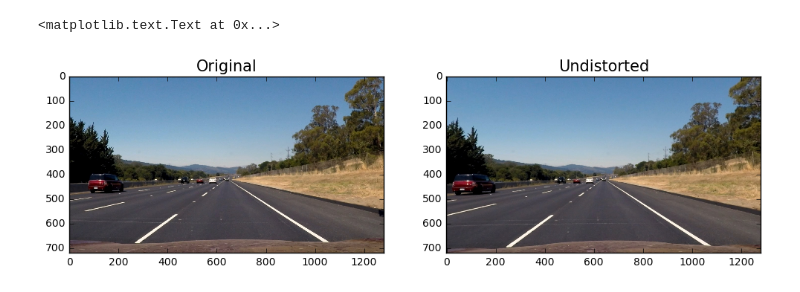
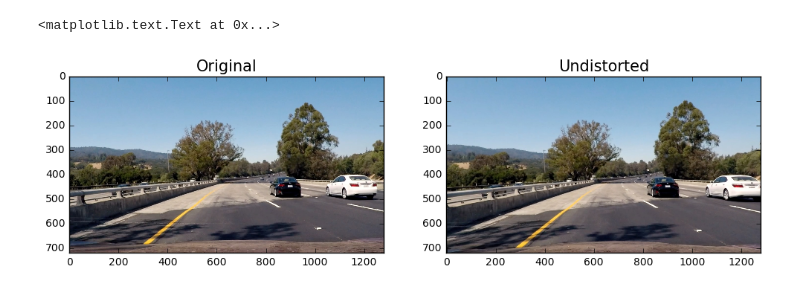
Before and after one commit to rohts-patil/CarND-Advanced-Lane-Lines, a Jupyter notebook: Untitled.ipynb, the cells around one changed output. Drawn from its saved outputs; the diff is of its cells as text; code cells hidden in the pictures.

```diff
--- a/Untitled.ipynb
+++ b/Untitled.ipynb
@@ -51,19 +51,19 @@ def undistort(image, mtx, dist):
     return image
 # %%
 mtx, dist = camera_Calibraton('camera_cal', 'calibration', 9, 6, (720, 1280))
-image = mpimg.imread("./test_images/straight_lines2.jpg")
+image = mpimg.imread("./test_images/test4.jpg")
 image_undist = undistort(image, mtx, dist)
 
 
 
 f, ((ax1, ax2)) = plt.subplots(1, 2, figsize=(12, 18))
 ax1.imshow(image)
 ax1.set_title('Original', fontsize=15)
 ax2.imshow(image_undist)
 ax2.set_title('Undistorted', fontsize=15)
 # %% [output]
 <matplotlib.text.Text at 0x...>
-[figure, old version]
+[figure, new version]
 # %%
 def abs_sobel_thresh(image, orient='x', sobel_kernel=3, thresh=(0, 255)):
     #gray = cv2.cvtColor(image, cv2.COLOR_RGB2GRAY)
```
Also changed, not shown: parts of 13 cells of this notebook, 10 other files.
